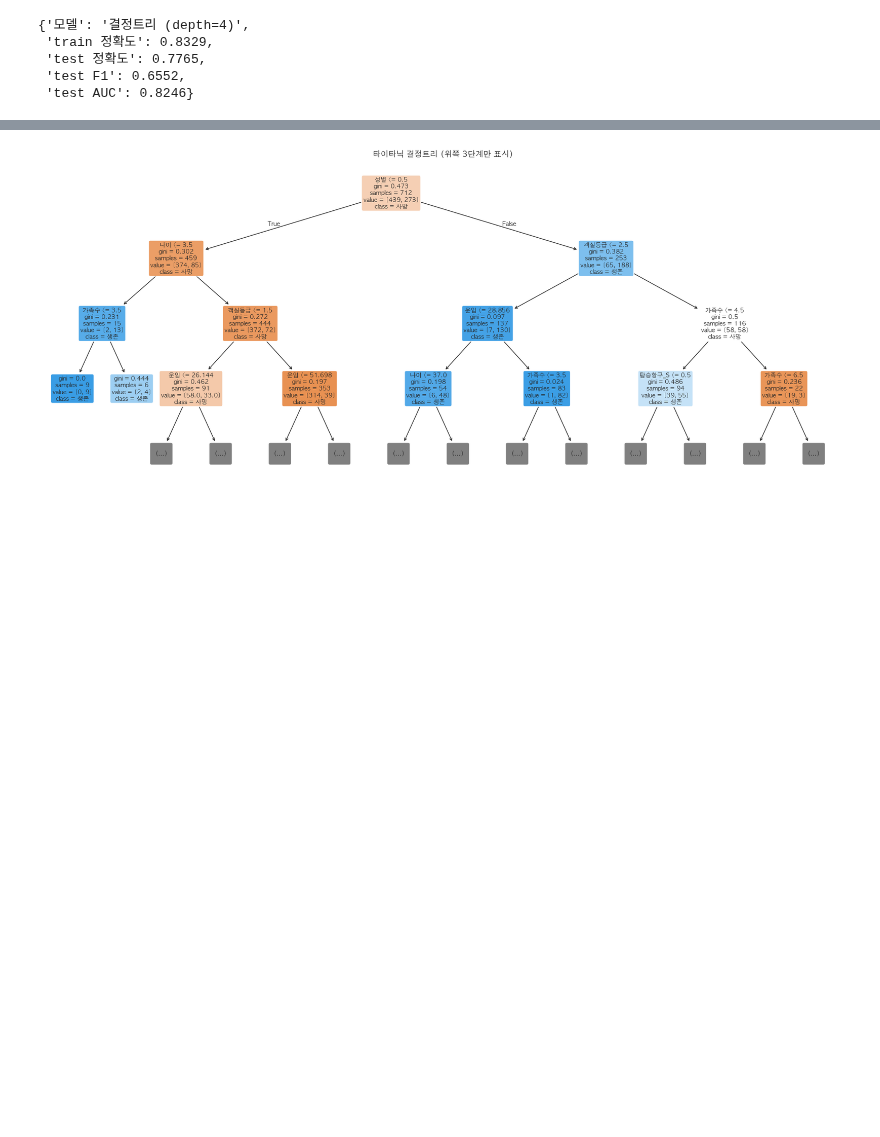
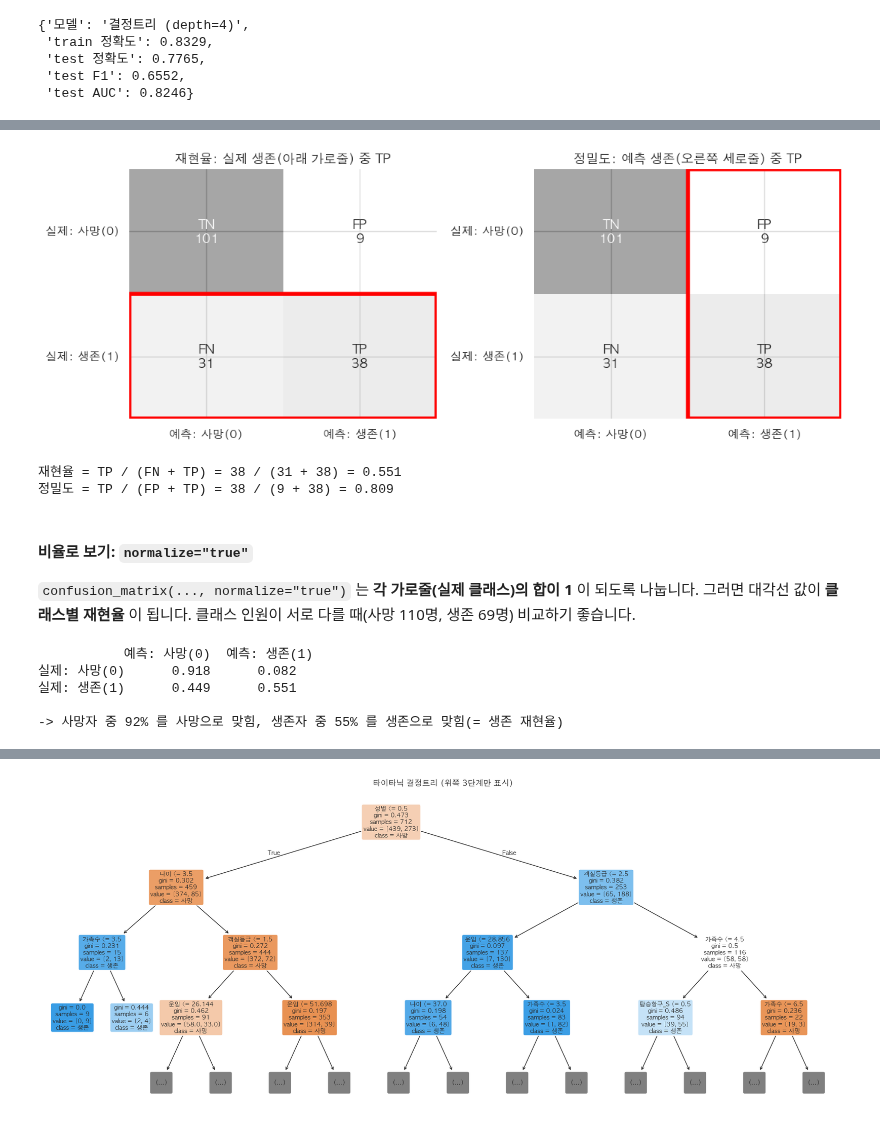
Before and after one commit to icesnake72/aice, a Jupyter notebook: aice_course/06_지도학습II_트리_앙상블.ipynb, the cells around one changed output, grey strips where cells are left out. Saved outputs shown, nothing was run; the diff lists cells and outputs as text; code cells hidden in the pictures; blank space fills up the shorter version.

```diff
--- a/aice_course/06_지도학습II_트리_앙상블.ipynb
+++ b/aice_course/06_지도학습II_트리_앙상블.ipynb
@@ -359,0 +480,40 @@ eval_clf("결정트리 (depth=4)", tree)
+# %%
+# 재현율은 가로줄, 정밀도는 세로줄을 본다는 것을 그림으로 확인
+import matplotlib.patches as patches
+
+cm_t = confusion_matrix(yc_test, tree.predict(Xc_test))
+fig, axes = plt.subplots(1, 2, figsize=(11, 4.2))
+for ax, (title, rect) in zip(axes, [
+  ("재현율: 실제 생존(아래 가로줄) 중 TP", (0, 1, 2, 1)),        # (x, y, 너비, 높이)
+  ("정밀도: 예측 생존(오른쪽 세로줄) 중 TP", (1, 0, 1, 2)),
+]):
+  annot = np.array([[f"{CELL_NAMES[i, j]}\n{cm_t[i, j]}" for j in range(2)] for i in range(2)])
+  sns.heatmap(cm_t, annot=annot, fmt="", cmap="Greys", cbar=False, ax=ax, alpha=0.35, annot_kws={"fontsize": 12})
+  ax.add_patch(patches.Rectangle(rect[:2], rect[2], rect[3], fill=False, edgecolor="red", linewidth=4))
+  ax.set_xticklabels(["예측: 사망(0)", "예측: 생존(1)"])
+  ax.set_yticklabels(["실제: 사망(0)", "실제: 생존(1)"], rotation=0)
+  ax.set_title(title)
+plt.tight_layout()
+plt.show()
+
+tn, fp, fn, tp = cm_t.ravel()
+print(f"재현율 = TP / (FN + TP) = {tp} / ({fn} + {tp}) = {tp / (fn + tp):.3f}")
+print(f"정밀도 = TP / (FP + TP) = {tp} / ({fp} + {tp}) = {tp / (fp + tp):.3f}")
+# %% [output]
+[figure, added]
+재현율 = TP / (FN + TP) = 38 / (31 + 38) = 0.551
+정밀도 = TP / (FP + TP) = 38 / (9 + 38) = 0.809
+# %% [markdown]
+#### 비율로 보기: `normalize="true"`
+
+`confusion_matrix(..., normalize="true")` 는 **각 가로줄(실제 클래스)의 합이 1** 이 되도록 나눕니다. 그러면 대각선 값이 **클래스별 재현율** 이 됩니다. 클래스 인원이 서로 다를 때(사망 110명, 생존 69명) 비교하기 좋습니다.
+# %%
+cm_ratio = confusion_matrix(yc_test, tree.predict(Xc_test), normalize="true")
+print(pd.DataFrame(cm_ratio, index=["실제: 사망(0)", "실제: 생존(1)"], columns=["예측: 사망(0)", "예측: 생존(1)"]).round(3))
+print(f"\n-> 사망자 중 {cm_ratio[0, 0]:.0%} 를 사망으로 맞힘, 생존자 중 {cm_ratio[1, 1]:.0%} 를 생존으로 맞힘(= 생존 재현율)")
+# %% [output]
+           예측: 사망(0)  예측: 생존(1)
+실제: 사망(0)      0.918      0.082
+실제: 생존(1)      0.449      0.551
+
+-> 사망자 중 92% 를 사망으로 맞힘, 생존자 중 55% 를 생존으로 맞힘(= 생존 재현율)
```
Also changed, not shown: parts of 22 cells of this notebook, 1 other file.
